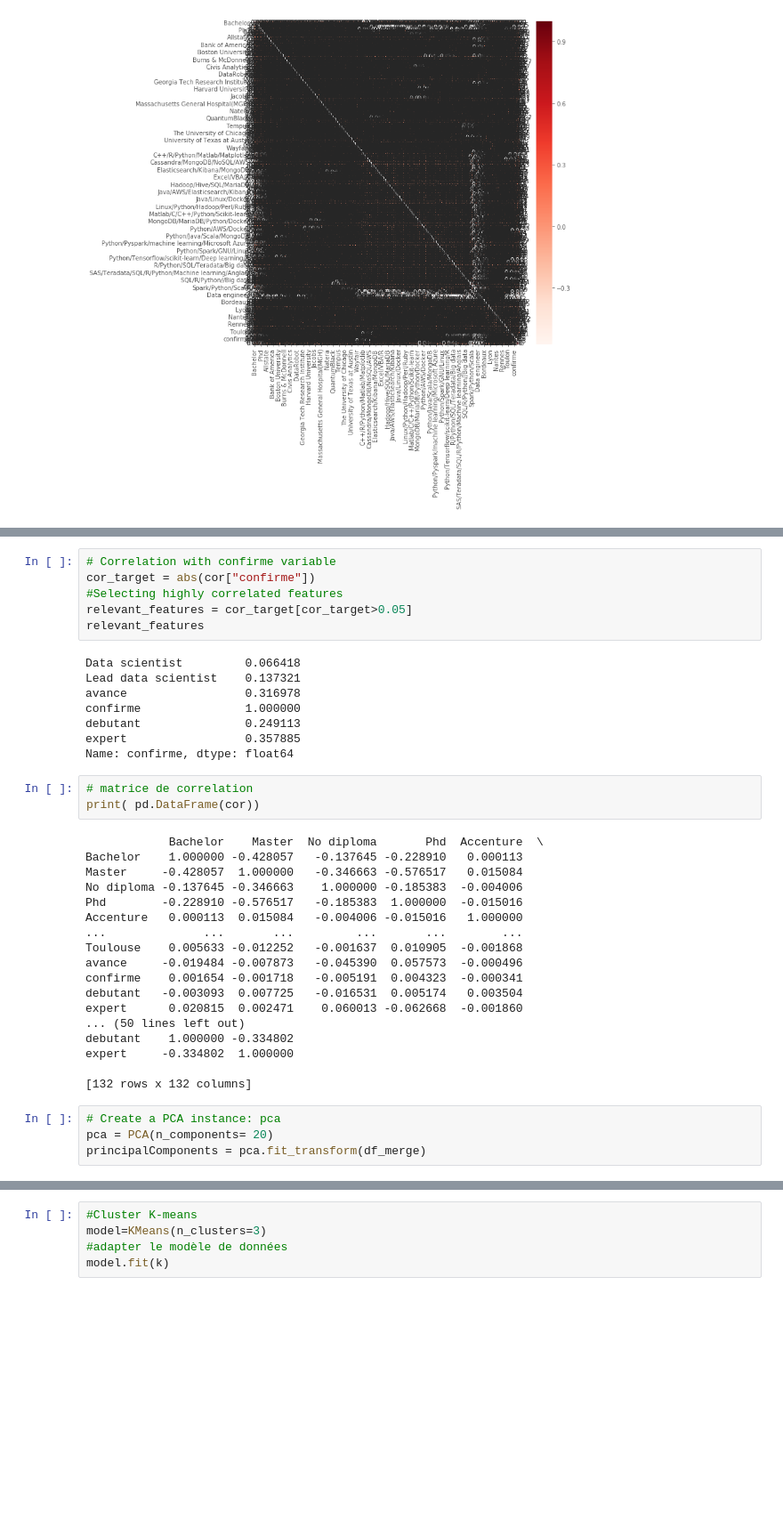
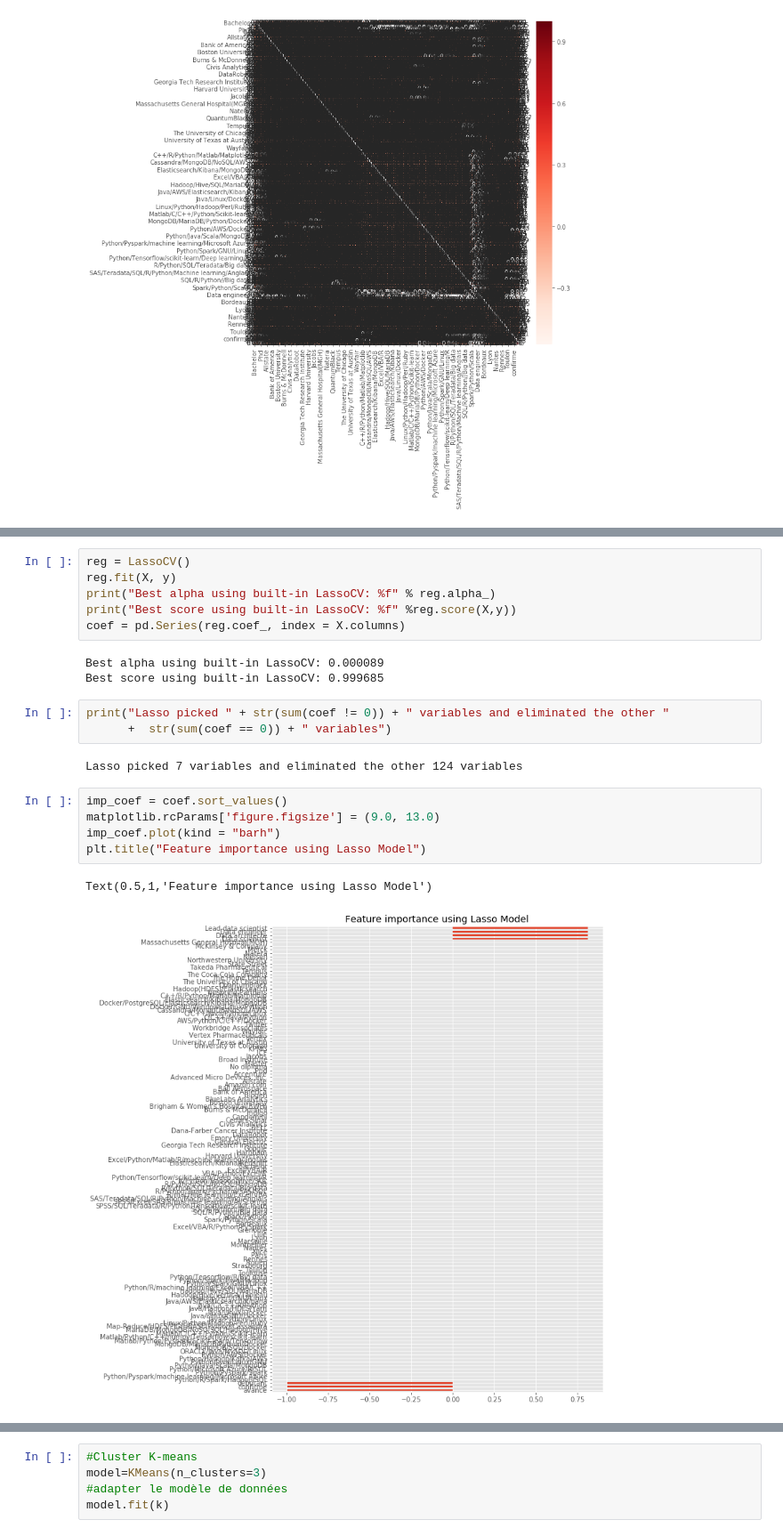
Before and after one commit to emathian/Clustering_Classification_JN, a Jupyter notebook: Test_Technique_ML_AK.ipynb, the cells around one changed output, grey strips where cells are left out. Shown at 89% size. Cells and saved outputs as stored; diff of their text form; blank space fills up the shorter version.

```diff
--- a/Test_Technique_ML_AK.ipynb
+++ b/Test_Technique_ML_AK.ipynb
@@ -534,42 +541,25 @@ confirme               0.357885
 debutant               0.334802
 expert                 1.000000
 Name: expert, dtype: float64
-# %%
-# Correlation with confirme variable
-cor_target = abs(cor["confirme"])
-#Selecting highly correlated features
-relevant_features = cor_target[cor_target>0.05]
-relevant_features
-# %% [output]
-Data scientist         0.066418
-Lead data scientist    0.137321
-avance                 0.316978
-confirme               1.000000
-debutant               0.249113
-expert                 0.357885
-Name: confirme, dtype: float64
-# %%
-# matrice de correlation
-print( pd.DataFrame(cor))
-# %% [output]
-            Bachelor    Master  No diploma       Phd  Accenture  \
-Bachelor    1.000000 -0.428057   -0.137645 -0.228910   0.000113
-Master     -0.428057  1.000000   -0.346663 -0.576517   0.015084
-No diploma -0.137645 -0.346663    1.000000 -0.185383  -0.004006
-Phd        -0.228910 -0.576517   -0.185383  1.000000  -0.015016
-Accenture   0.000113  0.015084   -0.004006 -0.015016   1.000000
-...              ...       ...         ...       ...        ...
-Toulouse    0.005633 -0.012252   -0.001637  0.010905  -0.001868
-avance     -0.019484 -0.007873   -0.045390  0.057573  -0.000496
-confirme    0.001654 -0.001718   -0.005191  0.004323  -0.000341
-debutant   -0.003093  0.007725   -0.016531  0.005174   0.003504
-expert      0.020815  0.002471    0.060013 -0.062668  -0.001860
-... (50 lines left out)
-debutant    1.000000 -0.334802
-expert     -0.334802  1.000000
-
-[132 rows x 132 columns]
-# %%
-# Create a PCA instance: pca
-pca = PCA(n_components= 20)
-principalComponents = pca.fit_transform(df_merge)
+# %%
+reg = LassoCV()
+reg.fit(X, y)
+print("Best alpha using built-in LassoCV: %f" % reg.alpha_)
+print("Best score using built-in LassoCV: %f" %reg.score(X,y))
+coef = pd.Series(reg.coef_, index = X.columns)
+# %% [output]
+Best alpha using built-in LassoCV: 0.000089
+Best score using built-in LassoCV: 0.999685
+# %%
+print("Lasso picked " + str(sum(coef != 0)) + " variables and eliminated the other "
+      +  str(sum(coef == 0)) + " variables")
+# %% [output]
+Lasso picked 7 variables and eliminated the other 124 variables
+# %%
+imp_coef = coef.sort_values()
+matplotlib.rcParams['figure.figsize'] = (9.0, 13.0)
+imp_coef.plot(kind = "barh")
+plt.title("Feature importance using Lasso Model")
+# %% [output]
+Text(0.5,1,'Feature importance using Lasso Model')
+[figure, added]
```
Also changed, not shown: parts of 34 cells of this notebook.
